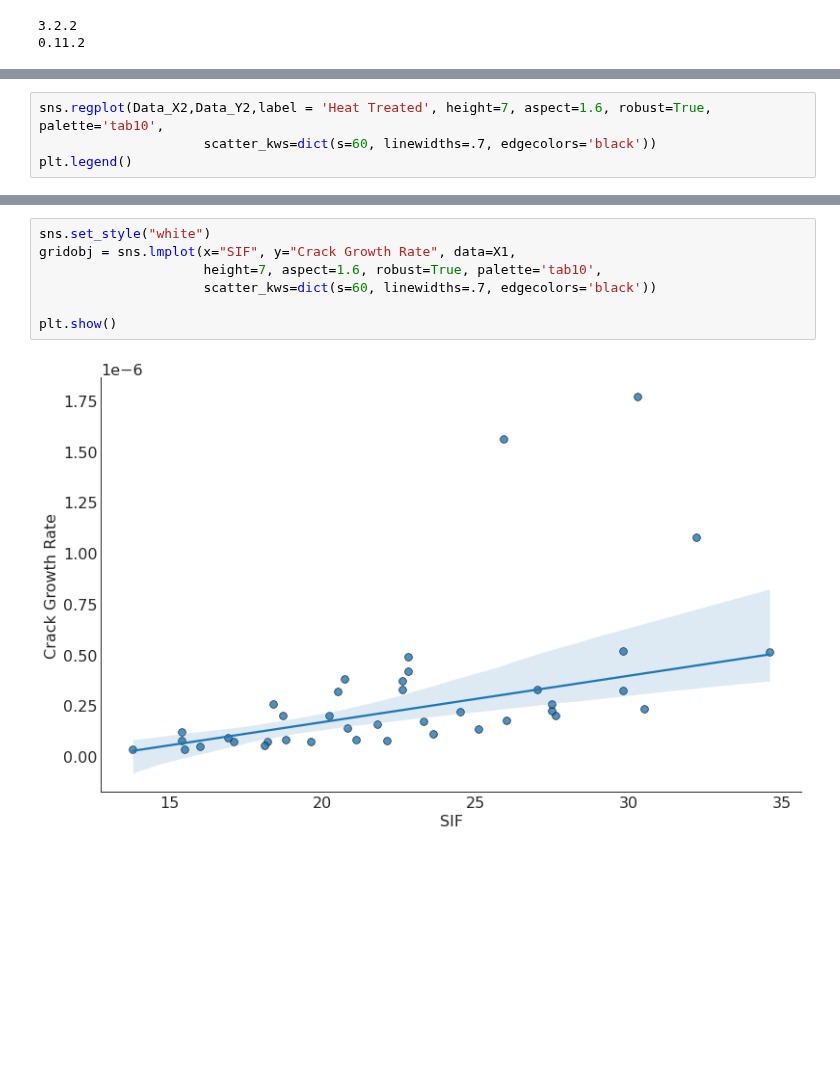
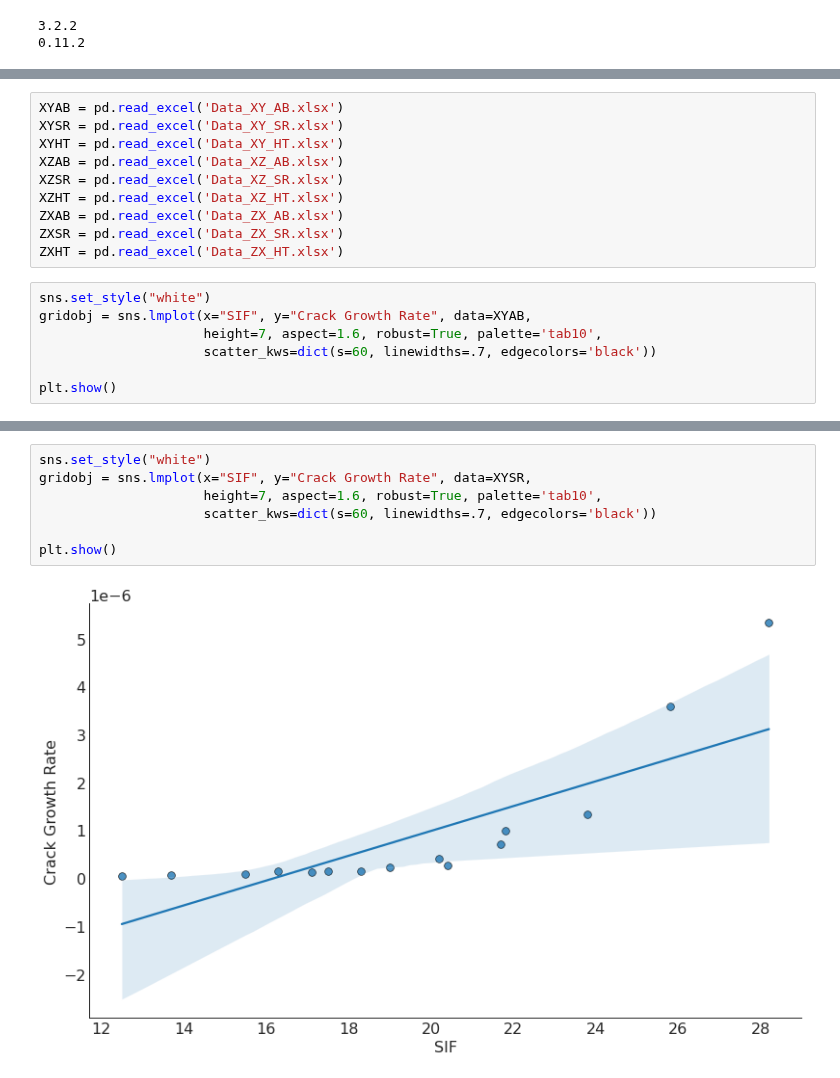
Before and after one commit to Sujal-vajire/Machine-learning-models, a Jupyter notebook: Comparative_Study_of_Various_Machine_Learning_Models_to_Predict_Fatigue_Crack_Growth_Rate.ipynb, the cells around one changed output, grey strips where cells are left out. Drawn from its saved outputs; the diff is of its cells as text; blank space fills up the shorter version.

```diff
--- a/Comparative_Study_of_Various_Machine_Learning_Models_to_Predict_Fatigue_Crack_Growth_Rate.ipynb
+++ b/Comparative_Study_of_Various_Machine_Learning_Models_to_Predict_Fatigue_Crack_Growth_Rate.ipynb
@@ -72,4 +61,17 @@ X3 =  pd.read_excel('Data_X2.xlsx')
+# %%
+XYAB = pd.read_excel('Data_XY_AB.xlsx')
+XYSR = pd.read_excel('Data_XY_SR.xlsx')
+XYHT = pd.read_excel('Data_XY_HT.xlsx')
+XZAB = pd.read_excel('Data_XZ_AB.xlsx')
+XZSR = pd.read_excel('Data_XZ_SR.xlsx')
+XZHT = pd.read_excel('Data_XZ_HT.xlsx')
+ZXAB = pd.read_excel('Data_ZX_AB.xlsx')
+ZXSR = pd.read_excel('Data_ZX_SR.xlsx')
+ZXHT = pd.read_excel('Data_ZX_HT.xlsx')
 # %%
-sns.regplot(Data_X2,Data_Y2,label = 'Heat Treated', height=7, aspect=1.6, robust=True, palette='tab10',
+sns.set_style("white")
+gridobj = sns.lmplot(x="SIF", y="Crack Growth Rate", data=XYAB,
+                     height=7, aspect=1.6, robust=True, palette='tab10',
                      scatter_kws=dict(s=60, linewidths=.7, edgecolors='black'))
-plt.legend()
+
+plt.show()
@@ -76,11 +80,11 @@ plt.legend()
 # %%
 sns.set_style("white")
-gridobj = sns.lmplot(x="SIF", y="Crack Growth Rate", data=X1,
+gridobj = sns.lmplot(x="SIF", y="Crack Growth Rate", data=XYSR,
                      height=7, aspect=1.6, robust=True, palette='tab10',
                      scatter_kws=dict(s=60, linewidths=.7, edgecolors='black'))
 
 plt.show()
 # %% [output]
-[figure, old version]
+[figure, new version]
 # %%
 sns.set_style("white")
```
Also changed, not shown: parts of 12 cells of this notebook.
